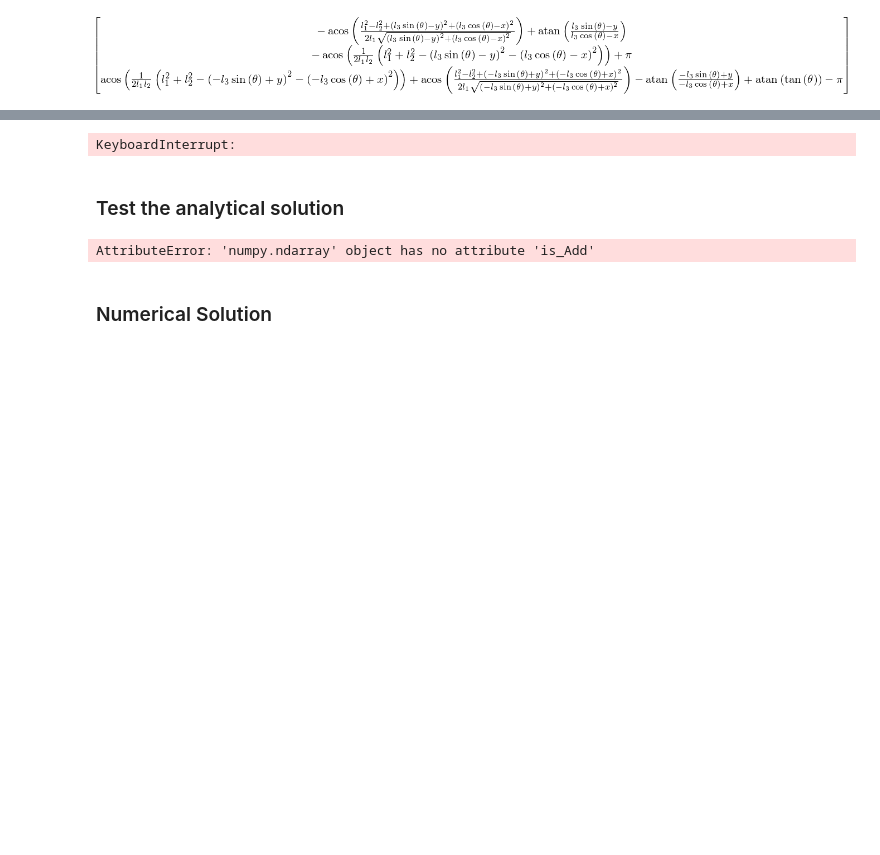
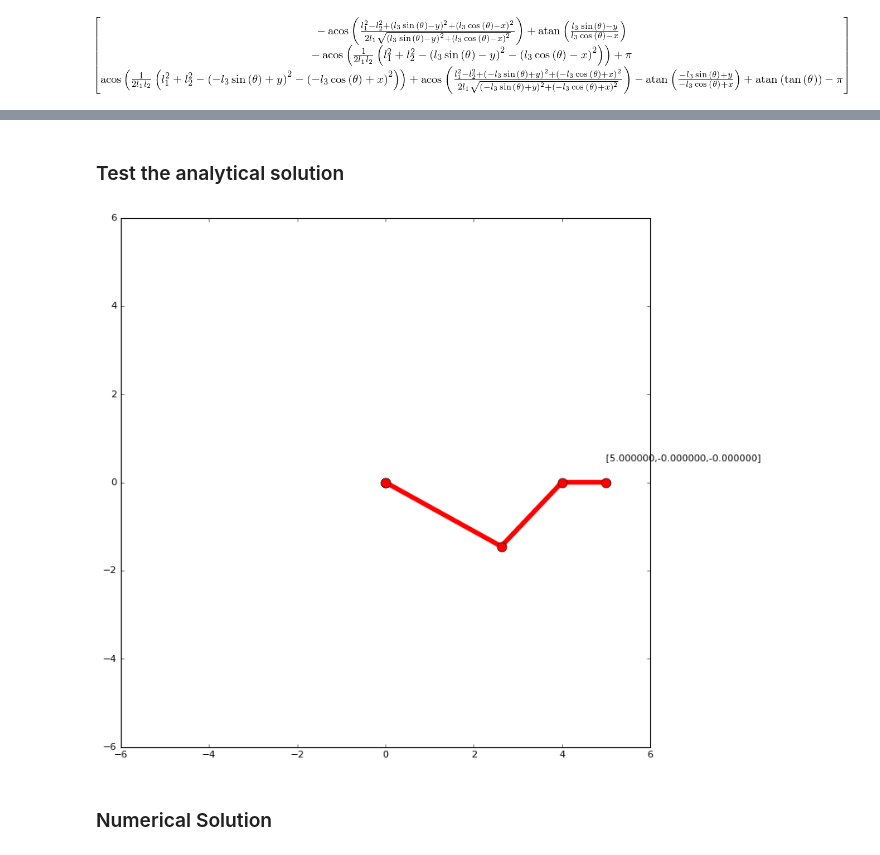
Before and after one commit to DAInamite/programming-humanoid-robot-in-python, a Jupyter notebook: kinematics/robot_arm_2d.ipynb, the cells around one changed output, grey strips where cells are left out. Drawn from its saved outputs; the diff is of its cells as text; code cells hidden in the pictures; blank space fills up the shorter version.

```diff
--- a/kinematics/robot_arm_2d.ipynb
+++ b/kinematics/robot_arm_2d.ipynb
@@ -155,4 +144,0 @@ Te_new
-# %%
-simplify(Te_new[0, 0])
-# %% [output]
-KeyboardInterrupt:
@@ -165,26 +160,26 @@ simplify(Te_new[0, -1])
 # %%
 from numpy import sin, cos, pi, matrix
 from math import atan2, acos
 
 T0 = trans(0, 0, 0)
 lv = [0] + range(N, 0, -1)  # length of link, l[0] is ingored
 bf = B
 for i in range(N):
     bf = bf.subs(l[i + 1], lv[i + 1])
 
 def inverse_kinematics(x_e, y_e, theta_e):
     b = bf.subs(x, x_e).subs(y, y_e).subs(theta, theta_e)
     b = (b.subs('I', 1).subs('pi', pi).tolist())
     b = [float(i[0]) for i in b]
     return b
 
 @interact(x_e=(0, max_len, 0.1), y_e=(-max_len, max_len, 0.1), theta_e=(-pi, pi, 0.1))
-def set_end_effector(x_e=6, y_e=0, theta_e=0):
+def set_end_effector(x_e=5, y_e=0, theta_e=0):
     b = inverse_kinematics(x_e, y_e, theta_e)
     T = forward_kinematics(T0, lv, b)
     show_robot_arm(T)
 # %% [output]
-AttributeError: 'numpy.ndarray' object has no attribute 'is_Add'
+[figure, added]
 # %% [markdown]
 ### Numerical Solution
 # %%
```
Also changed, not shown: parts of 16 cells of this notebook.
